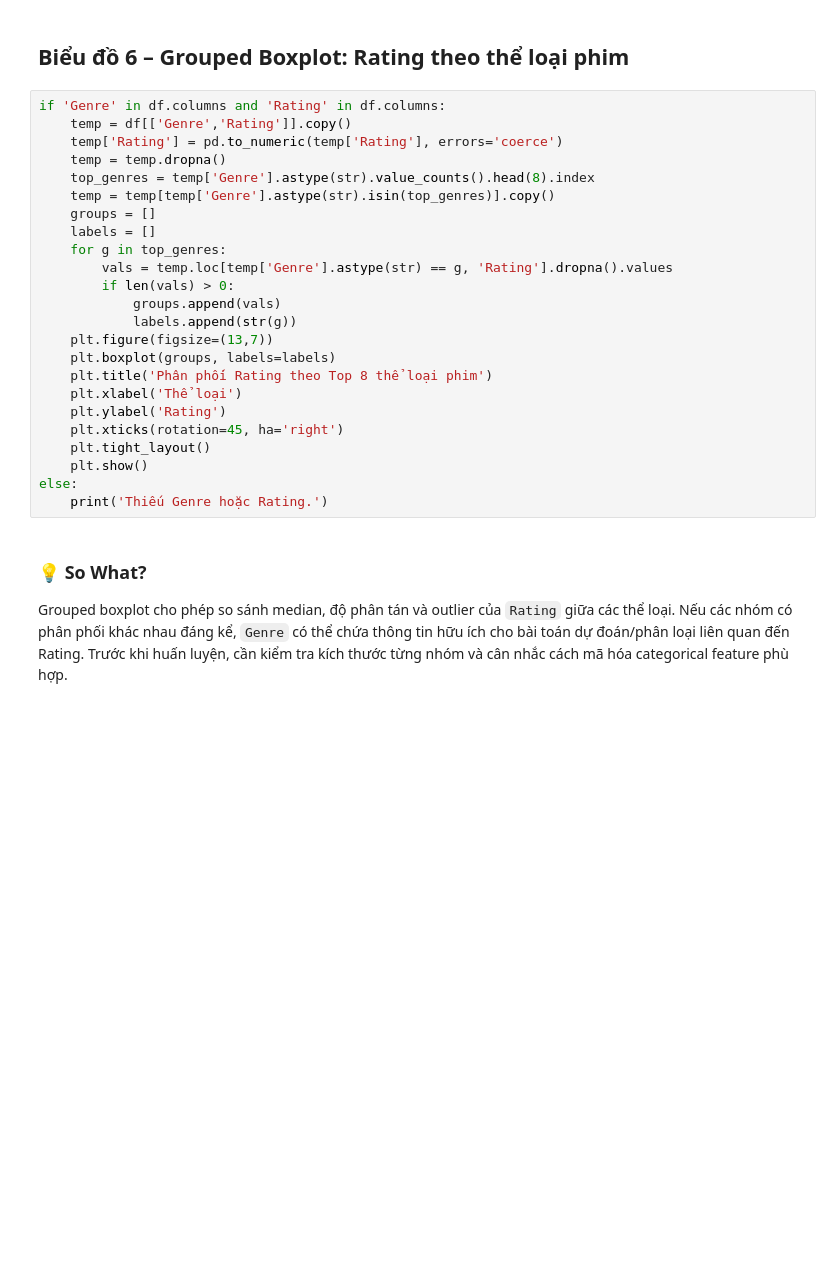
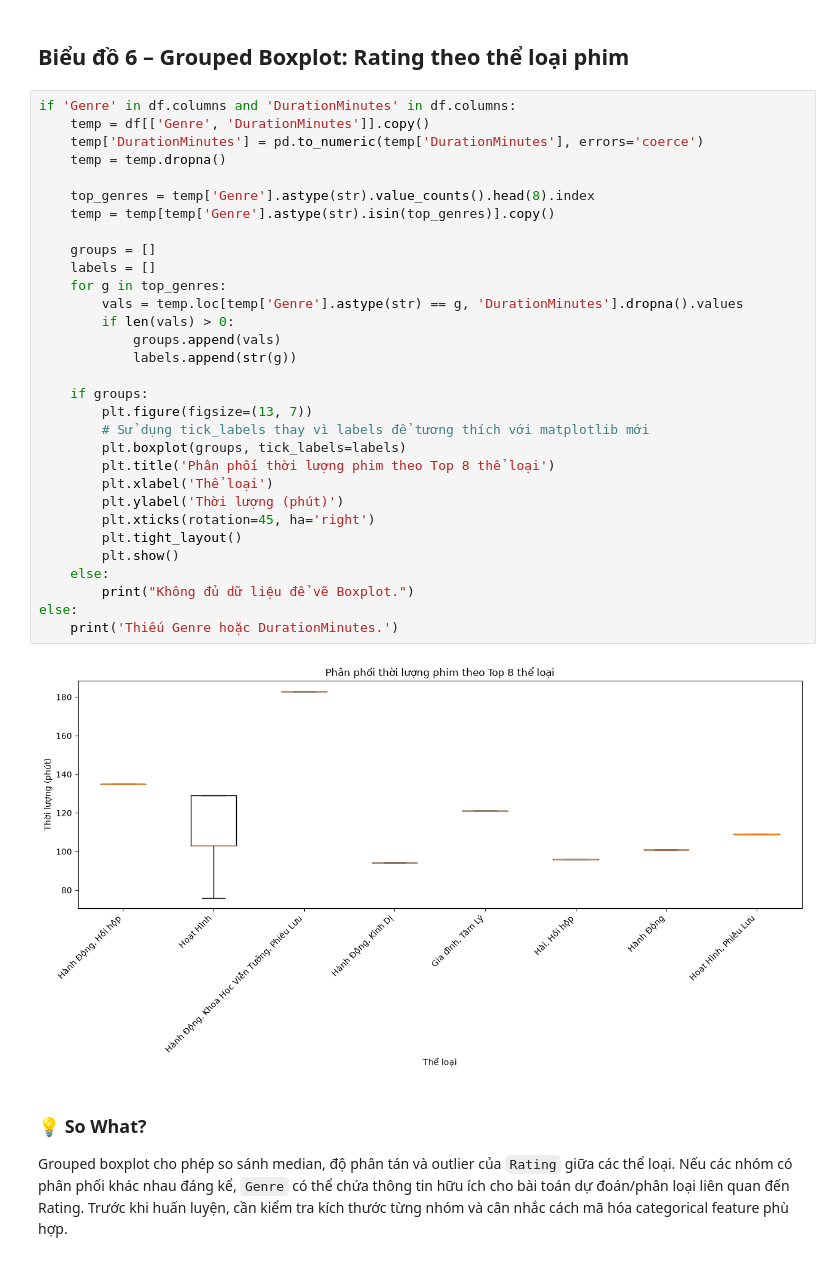
Before and after one commit to haidangpro434-cyber/Project_CGV_Group3, a Jupyter notebook: STAGE_1/EDA_CGV.ipynb, the cells around one changed output. Drawn from its saved outputs; the diff is of its cells as text; blank space fills up the shorter version.

```diff
--- a/STAGE_1/EDA_CGV.ipynb
+++ b/STAGE_1/EDA_CGV.ipynb
@@ -1119,29 +1104,38 @@ Scatter plot cho phép quan sát trực tiếp xu hướng giữa `DurationMinut
 # %% [markdown]
 ## Biểu đồ 6 – Grouped Boxplot: Rating theo thể loại phim
 # %%
-if 'Genre' in df.columns and 'Rating' in df.columns:
-    temp = df[['Genre','Rating']].copy()
-    temp['Rating'] = pd.to_numeric(temp['Rating'], errors='coerce')
+if 'Genre' in df.columns and 'DurationMinutes' in df.columns:
+    temp = df[['Genre', 'DurationMinutes']].copy()
+    temp['DurationMinutes'] = pd.to_numeric(temp['DurationMinutes'], errors='coerce')
     temp = temp.dropna()
+
     top_genres = temp['Genre'].astype(str).value_counts().head(8).index
     temp = temp[temp['Genre'].astype(str).isin(top_genres)].copy()
+
     groups = []
     labels = []
     for g in top_genres:
-        vals = temp.loc[temp['Genre'].astype(str) == g, 'Rating'].dropna().values
+        vals = temp.loc[temp['Genre'].astype(str) == g, 'DurationMinutes'].dropna().values
         if len(vals) > 0:
             groups.append(vals)
             labels.append(str(g))
-    plt.figure(figsize=(13,7))
-    plt.boxplot(groups, labels=labels)
-    plt.title('Phân phối Rating theo Top 8 thể loại phim')
-    plt.xlabel('Thể loại')
-    plt.ylabel('Rating')
-    plt.xticks(rotation=45, ha='right')
-    plt.tight_layout()
-    plt.show()
+
+    if groups:
+        plt.figure(figsize=(13, 7))
+        # Sử dụng tick_labels thay vì labels để tương thích với matplotlib mới
+        plt.boxplot(groups, tick_labels=labels)
+        plt.title('Phân phối thời lượng phim theo Top 8 thể loại')
+        plt.xlabel('Thể loại')
+        plt.ylabel('Thời lượng (phút)')
+        plt.xticks(rotation=45, ha='right')
+        plt.tight_layout()
+        plt.show()
+    else:
+        print("Không đủ dữ liệu để vẽ Boxplot.")
 else:
-    print('Thiếu Genre hoặc Rating.')
+    print('Thiếu Genre hoặc DurationMinutes.')
+# %% [output]
+[figure, added]
 # %% [markdown]
 ### 💡 So What?
 
```
Also changed, not shown: parts of 6 cells of this notebook, 1 other file.
